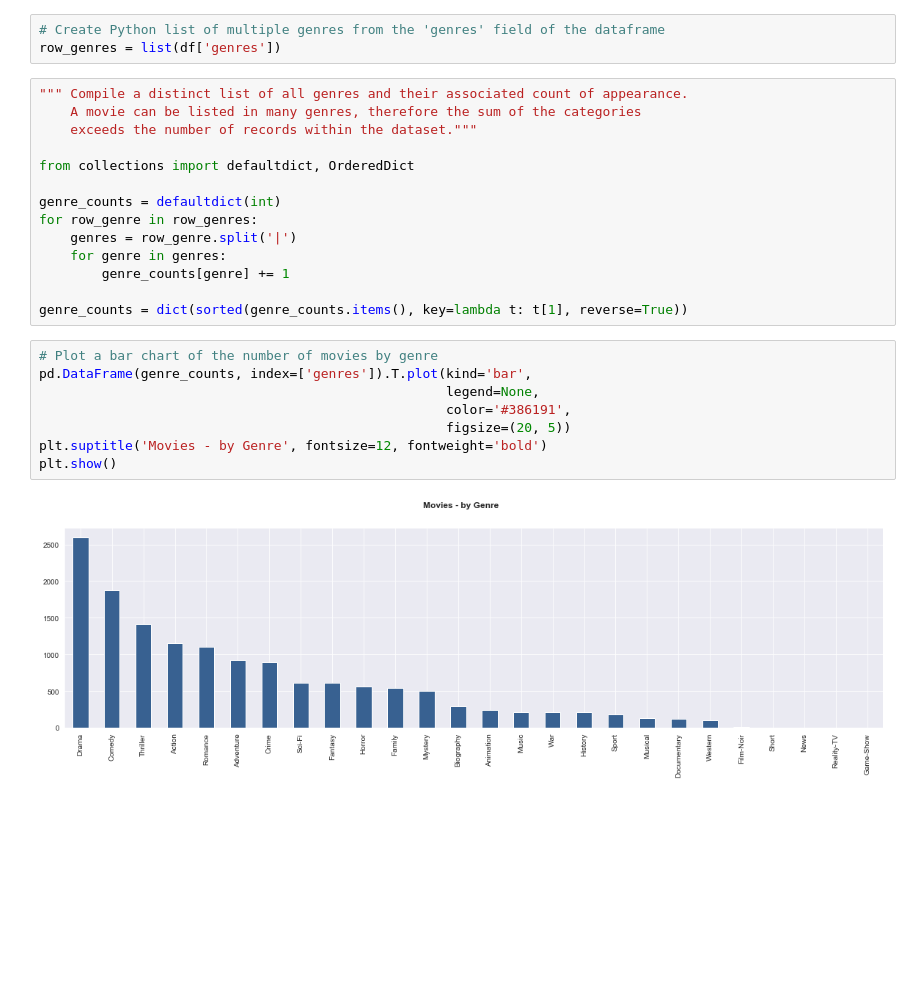
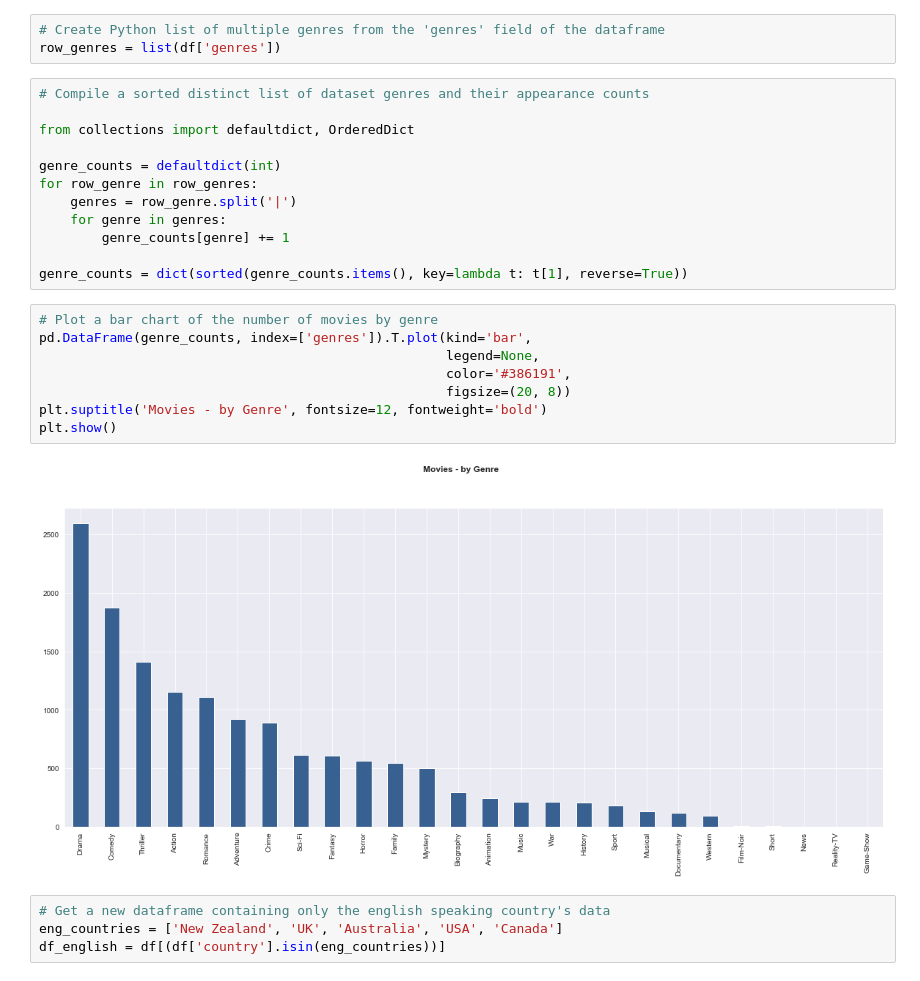
Before and after one commit to sourcery-ai-bot/library-python, a Jupyter notebook: data_science/notebooks/imdb_movies.ipynb, the cells around one changed output. Drawn from its saved outputs; the diff is of its cells as text; blank space fills up the shorter version.

Commit message:
Develop IMDb Movies notebook

```diff
--- a/data_science/notebooks/imdb_movies.ipynb
+++ b/data_science/notebooks/imdb_movies.ipynb
@@ -98,9 +126,7 @@ f"{'Lowest Budget:'} {lowest_budget:,.0f} | {'Highest Budget:'} {highest_budget:
 # Create Python list of multiple genres from the 'genres' field of the dataframe
 row_genres = list(df['genres'])
 # %%
-""" Compile a distinct list of all genres and their associated count of appearance.
-    A movie can be listed in many genres, therefore the sum of the categories
-    exceeds the number of records within the dataset."""
+# Compile a sorted distinct list of dataset genres and their appearance counts
 
 from collections import defaultdict, OrderedDict
 
@@ -114,10 +140,14 @@ genre_counts = dict(sorted(genre_counts.items(), key=lambda t: t[1], reverse=Tru
 # %%
 # Plot a bar chart of the number of movies by genre
 pd.DataFrame(genre_counts, index=['genres']).T.plot(kind='bar',
                                                     legend=None,
                                                     color='#386191',
-                                                    figsize=(20, 5))
+                                                    figsize=(20, 8))
 plt.suptitle('Movies - by Genre', fontsize=12, fontweight='bold')
 plt.show()
 # %% [output]
-[figure, old version]
+[figure, new version]
+# %%
+# Get a new dataframe containing only the english speaking country's data
+eng_countries = ['New Zealand', 'UK', 'Australia', 'USA', 'Canada']
+df_english = df[(df['country'].isin(eng_countries))]
```
Also changed, not shown: parts of 12 cells of this notebook.
